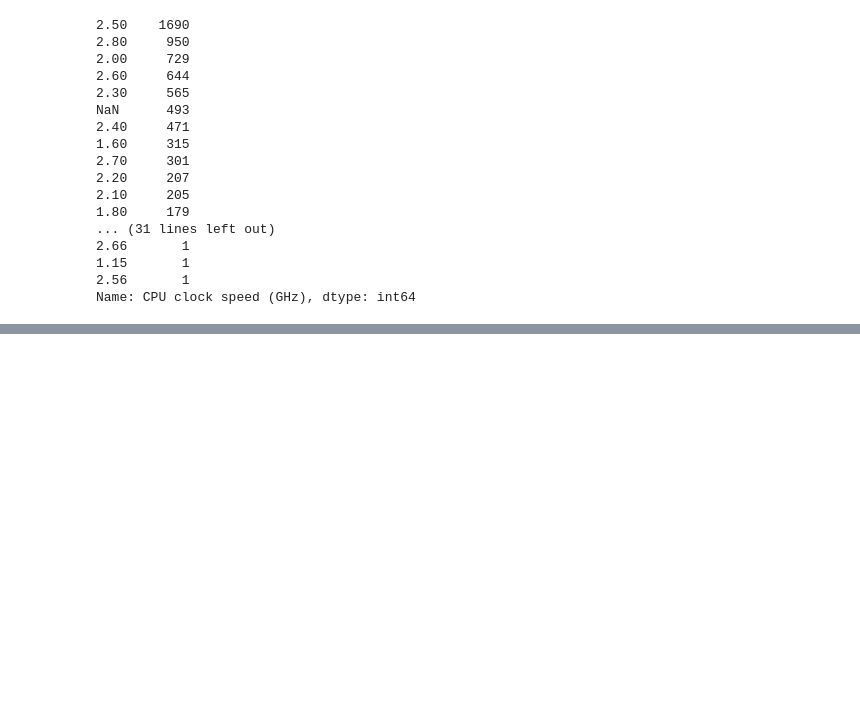
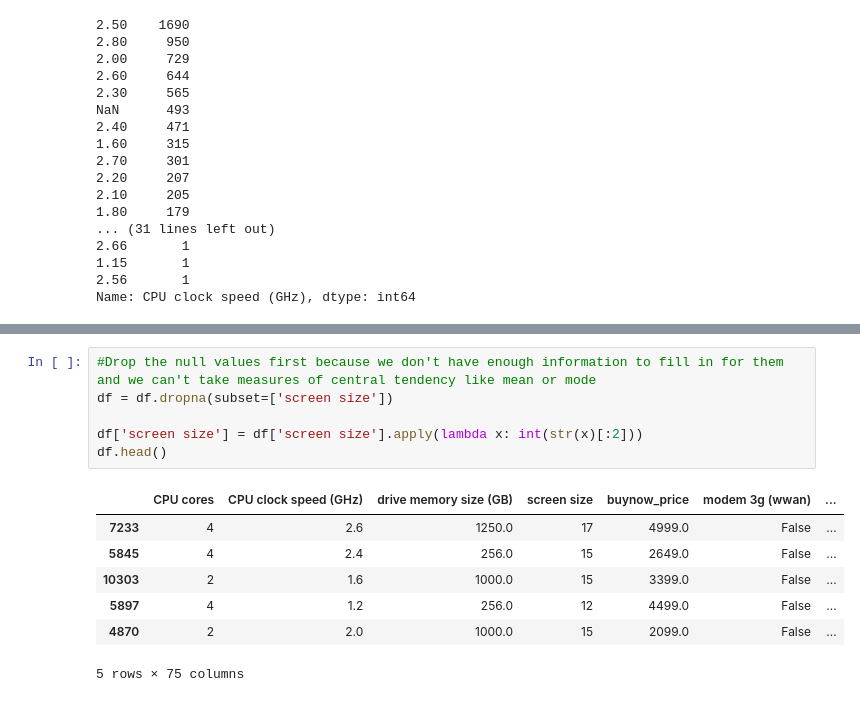
Before and after one commit to alyab16/Laptop-Price-Prediction, a Jupyter notebook: Laptop Price Prediction.ipynb, the cells around one changed output, grey strips where cells are left out. Drawn from its saved outputs; the diff is of its cells as text; blank space fills up the shorter version.

Commit message:
Converted the screen size into a numeric useable format

```diff
--- a/Laptop Price Prediction.ipynb
+++ b/Laptop Price Prediction.ipynb
@@ -573,0 +586,14 @@ df['drive memory size (GB)'] = df['drive memory size (GB)'].astype('float64')
+# %%
+#Drop the null values first because we don't have enough information to fill in for them and we can't take measures of central tendency like mean or mode
+df = df.dropna(subset=['screen size'])
+
+df['screen size'] = df['screen size'].apply(lambda x: int(str(x)[:2]))
+df.head()
+# %% [output]
+|  | CPU cores | CPU clock speed (GHz) | drive memory size (GB) | screen size | buynow_price | modem 3g (wwan) | ... |
+| 7233 | 4 | 2.6 | 1250.0 | 17 | 4999.0 | False | ... |
+| 5845 | 4 | 2.4 | 256.0 | 15 | 2649.0 | False | ... |
+| 10303 | 2 | 1.6 | 1000.0 | 15 | 3399.0 | False | ... |
+| 5897 | 4 | 1.2 | 256.0 | 12 | 4499.0 | False | ... |
+| 4870 | 2 | 2.0 | 1000.0 | 15 | 2099.0 | False | ... |
+5 rows × 75 columns
```
Also changed, not shown: parts of 4 cells of this notebook.
